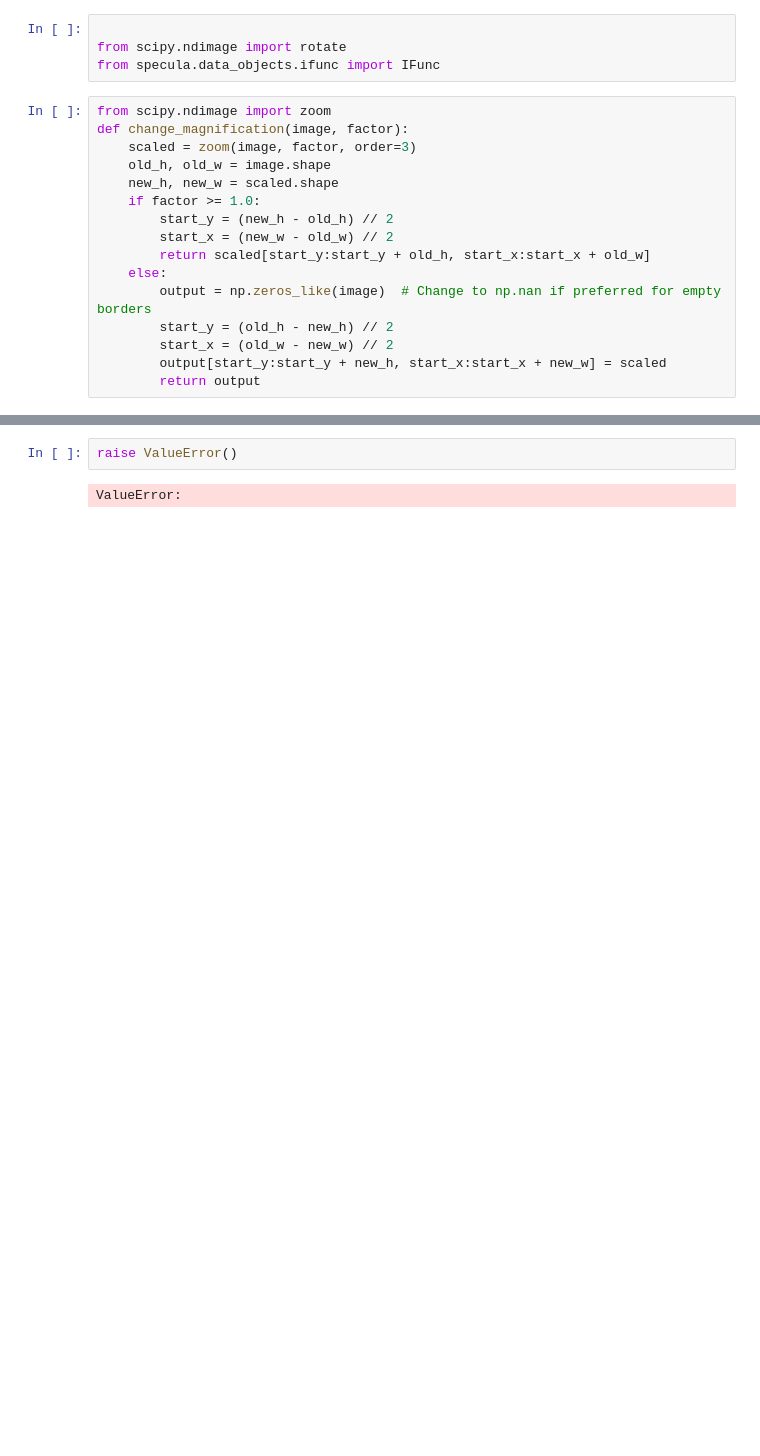
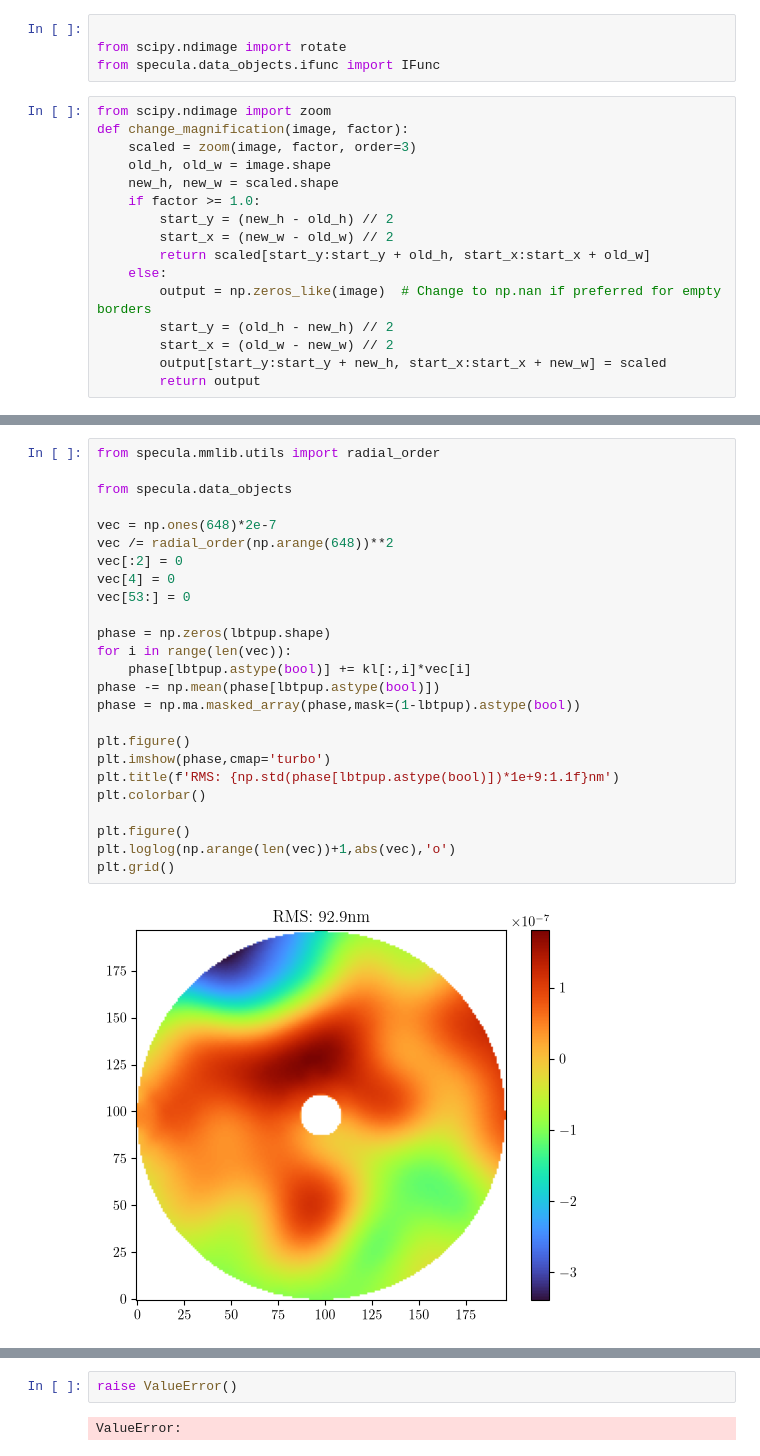
Before and after one commit to Menessao/SPECULA, a Jupyter notebook: config/ErrorBudget/LBTplots.ipynb, the cells around one changed output, grey strips where cells are left out. Drawn from its saved outputs; the diff is of its cells as text; blank space fills up the shorter version.

```diff
--- a/config/ErrorBudget/LBTplots.ipynb
+++ b/config/ErrorBudget/LBTplots.ipynb
@@ -226,0 +227,27 @@ plt.colorbar()
+# %%
+from specula.mmlib.utils import radial_order
+
+from specula.data_objects
+
+vec = np.ones(648)*2e-7
+vec /= radial_order(np.arange(648))**2
+vec[:2] = 0
+vec[4] = 0
+vec[53:] = 0
+
+phase = np.zeros(lbtpup.shape)
+for i in range(len(vec)):
+    phase[lbtpup.astype(bool)] += kl[:,i]*vec[i]
+phase -= np.mean(phase[lbtpup.astype(bool)])
+phase = np.ma.masked_array(phase,mask=(1-lbtpup).astype(bool))
+
+plt.figure()
+plt.imshow(phase,cmap='turbo')
+plt.title(f'RMS: {np.std(phase[lbtpup.astype(bool)])*1e+9:1.1f}nm')
+plt.colorbar()
+
+plt.figure()
+plt.loglog(np.arange(len(vec))+1,abs(vec),'o')
+plt.grid()
+# %% [output]
+[figure, added]
```
Also changed, not shown: parts of 6 cells of this notebook, 4 other files.
